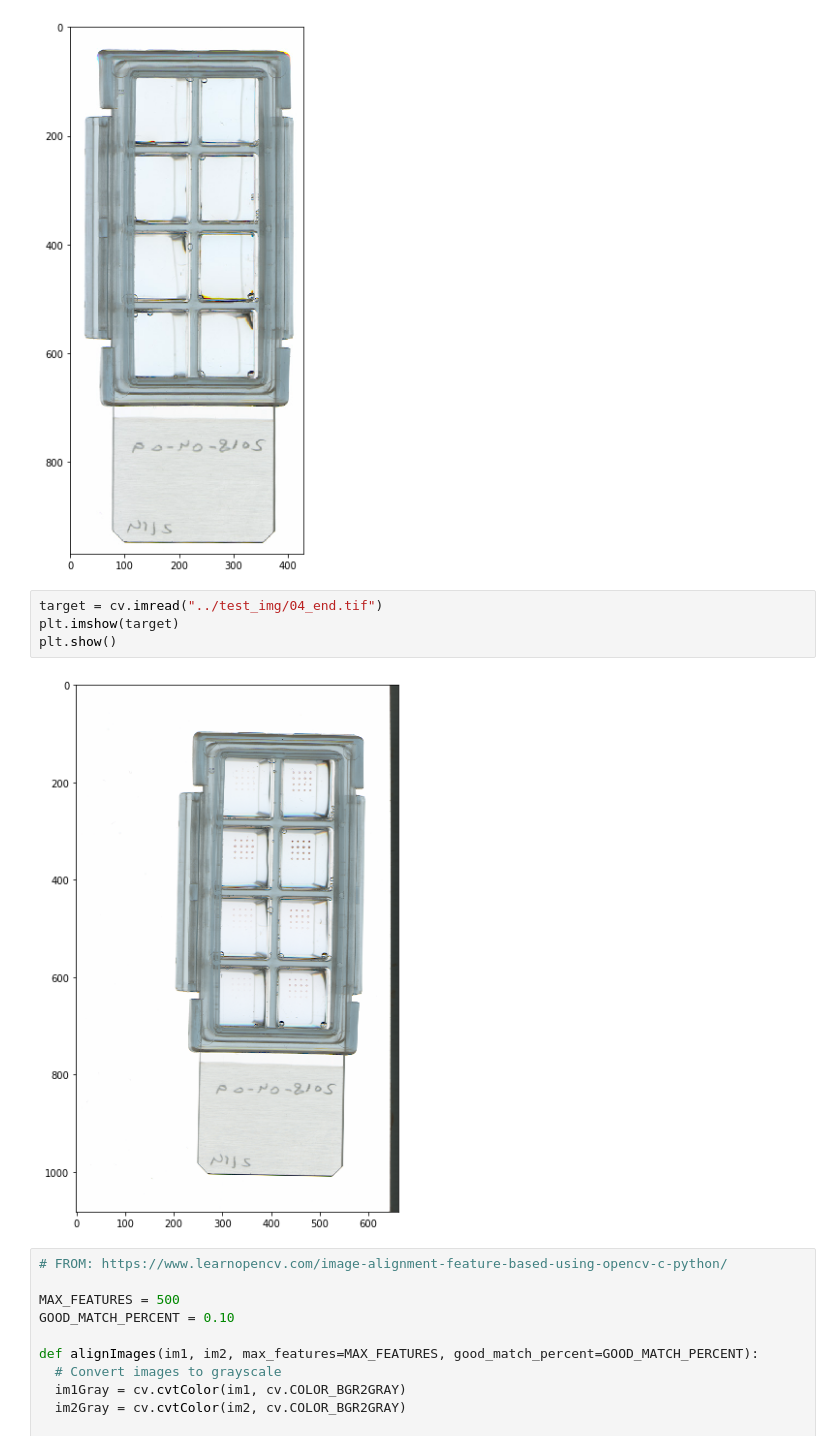
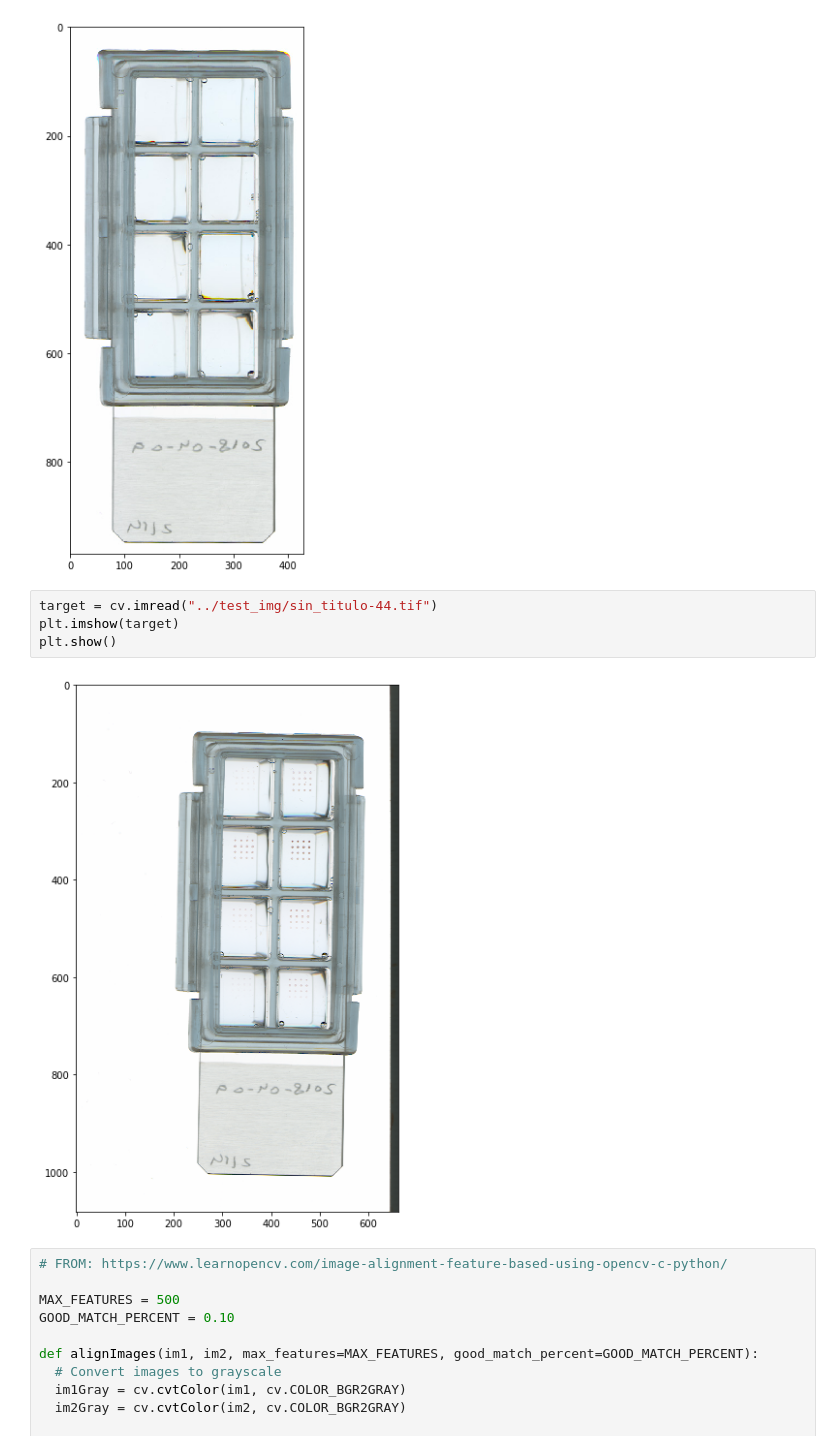
Before and after one commit to CSF-BioComp/marquant, a Jupyter notebook: notebooks/image_registration.ipynb, the cells around one changed output. Cells and saved outputs as stored; diff of their text form.

```diff
--- a/notebooks/image_registration.ipynb
+++ b/notebooks/image_registration.ipynb
@@ -21,11 +21,11 @@ plt.show()
 # %% [output]
 [figure]
 # %%
-target = cv.imread("../test_img/04_end.tif")
+target = cv.imread("../test_img/sin_titulo-44.tif")
 plt.imshow(target)
 plt.show()
 # %% [output]
-[figure, old version]
+[figure, new version]
 # %%
 # FROM: https://www.learnopencv.com/image-alignment-feature-based-using-opencv-c-python/
 
```
Also changed, not shown: parts of 1 cell of this notebook, 2 other files.
